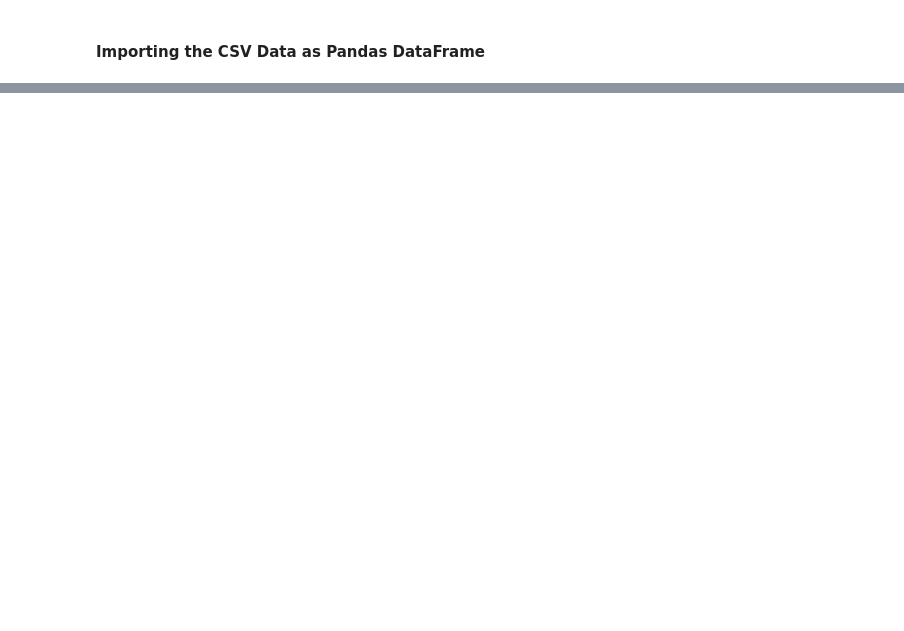
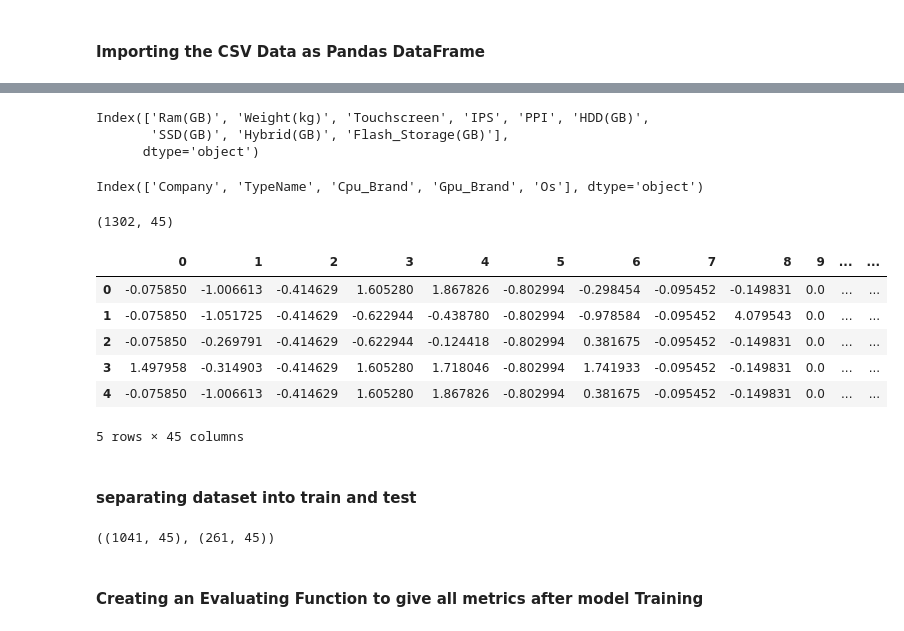
Before and after one commit to MahbubHossainFaisal/Laptop_Price_Predictor, a Jupyter notebook: notebooks/Model_Training.ipynb, the cells around one changed output, grey strips where cells are left out. Drawn from its saved outputs; the diff is of its cells as text; code cells hidden in the pictures; blank space fills up the shorter version.

```diff
--- a/notebooks/Model_Training.ipynb
+++ b/notebooks/Model_Training.ipynb
@@ -653,0 +110,25 @@ sns.heatmap(df.corr())
+# %%
+numeric_features = X.select_dtypes(exclude='object').columns
+numeric_features
+# %% [output]
+Index(['Ram(GB)', 'Weight(kg)', 'Touchscreen', 'IPS', 'PPI', 'HDD(GB)',
+       'SSD(GB)', 'Hybrid(GB)', 'Flash_Storage(GB)'],
+      dtype='object')
+# %%
+cat_features = X.select_dtypes(include='object').columns
+cat_features
+# %% [output]
+Index(['Company', 'TypeName', 'Cpu_Brand', 'Gpu_Brand', 'Os'], dtype='object')
+# %%
+from sklearn.preprocessing import StandardScaler,OneHotEncoder
+from sklearn.compose import ColumnTransformer
+
+numeric_transformer = StandardScaler()
+ohe_transformer = OneHotEncoder()
+
+preprocessor = ColumnTransformer(
+    [
+        ('StandardScaler',numeric_transformer,numeric_features),
+        ('OneHotEncoder',ohe_transformer,cat_features)
+    ]
+)
@@ -653,0 +137,24 @@ sns.heatmap(df.corr())
+# %%
+X.shape
+# %% [output]
+(1302, 45)
+# %%
+pd.DataFrame(X).head()
+# %% [output]
+|  | 0 | 1 | 2 | 3 | 4 | 5 | 6 | 7 | 8 | 9 | ... | ... |
+| 0 | -0.075850 | -1.006613 | -0.414629 | 1.605280 | 1.867826 | -0.802994 | -0.298454 | -0.095452 | -0.149831 | 0.0 | ... | ... |
+| 1 | -0.075850 | -1.051725 | -0.414629 | -0.622944 | -0.438780 | -0.802994 | -0.978584 | -0.095452 | 4.079543 | 0.0 | ... | ... |
+| 2 | -0.075850 | -0.269791 | -0.414629 | -0.622944 | -0.124418 | -0.802994 | 0.381675 | -0.095452 | -0.149831 | 0.0 | ... | ... |
+| 3 | 1.497958 | -0.314903 | -0.414629 | 1.605280 | 1.718046 | -0.802994 | 1.741933 | -0.095452 | -0.149831 | 0.0 | ... | ... |
+| 4 | -0.075850 | -1.006613 | -0.414629 | 1.605280 | 1.867826 | -0.802994 | 0.381675 | -0.095452 | -0.149831 | 0.0 | ... | ... |
+5 rows × 45 columns
+# %% [markdown]
+#### separating dataset into train and test
+# %%
+from sklearn.model_selection import train_test_split
+X_train, X_test, y_train, y_test = train_test_split(X,y,test_size=0.2,random_state=42)
+X_train.shape, X_test.shape
+# %% [output]
+((1041, 45), (261, 45))
+# %% [markdown]
+#### Creating an Evaluating Function to give all metrics after model Training
```
Also changed, not shown: parts of 134 cells of this notebook.
